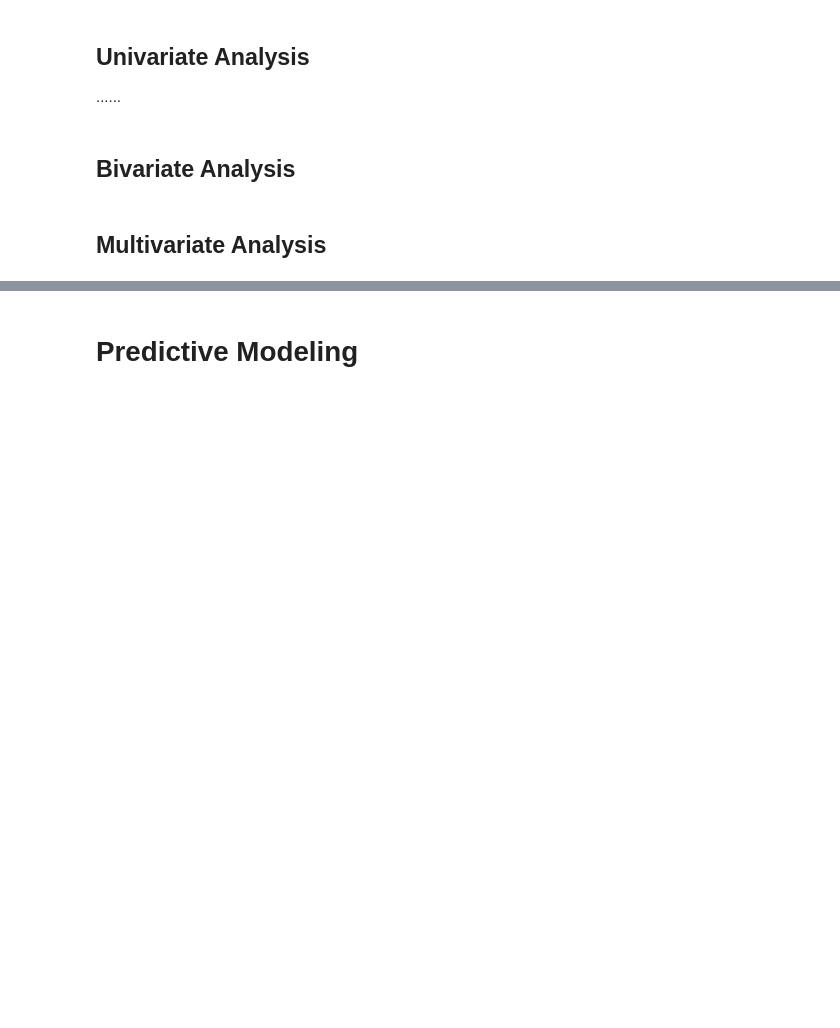
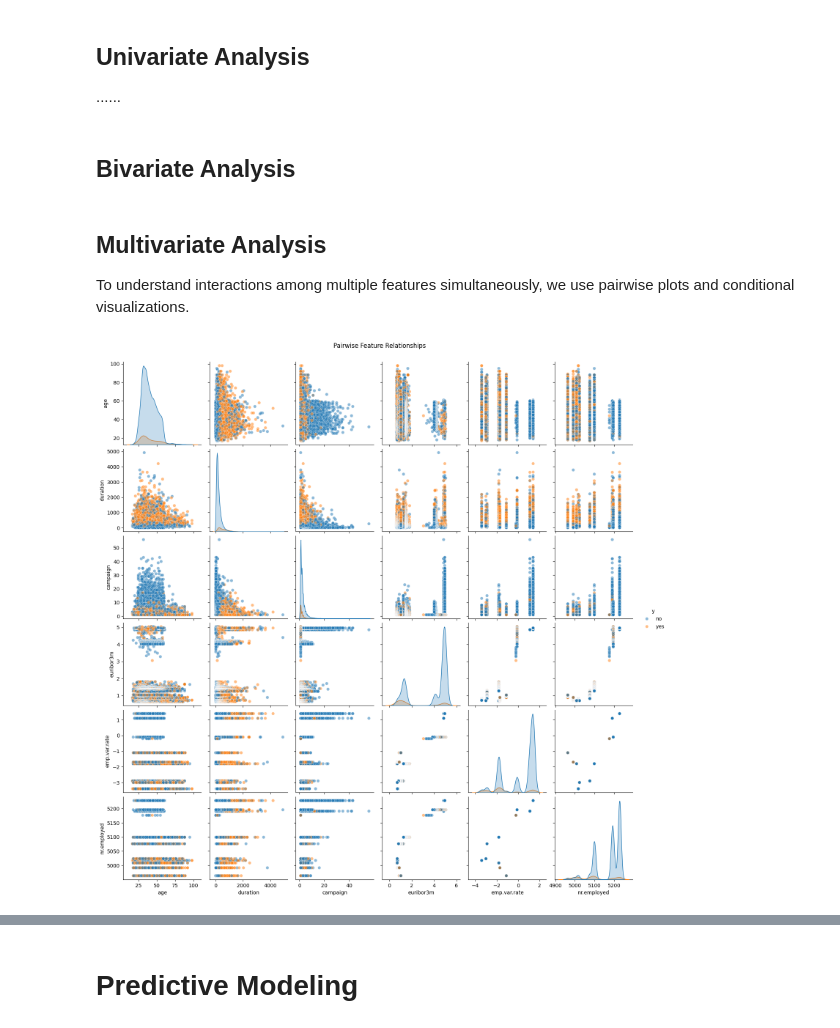
Before and after one commit to abduladebogun/Bank_Telemarketing_Campaigns_EDSB_Group_29, a Jupyter notebook: app.ipynb, the cells around one changed output, grey strips where cells are left out. Drawn from its saved outputs; the diff is of its cells as text; code cells hidden in the pictures; blank space fills up the shorter version.

```diff
--- a/app.ipynb
+++ b/app.ipynb
@@ -247,3 +252,13 @@ EDA is a critical step in the overall project as it helps to reveal key insights
 ## Bivariate Analysis
 # %% [markdown]
 ## Multivariate Analysis
+To understand interactions among multiple features simultaneously, we use pairwise plots and conditional visualizations.
+# %%
+# Pairwise Relationships (Selected Features)
+selected_features = ['age', 'duration', 'campaign', 'euribor3m', 'emp.var.rate', 'nr.employed', 'y']
+
+sns.pairplot(df[selected_features], hue='y', diag_kind='kde', plot_kws={'alpha':0.5})
+plt.suptitle("Pairwise Feature Relationships", y=1.02)
+plt.show()
+# %% [output]
+[figure, added]
```
Also changed, not shown: parts of 9 cells of this notebook.
